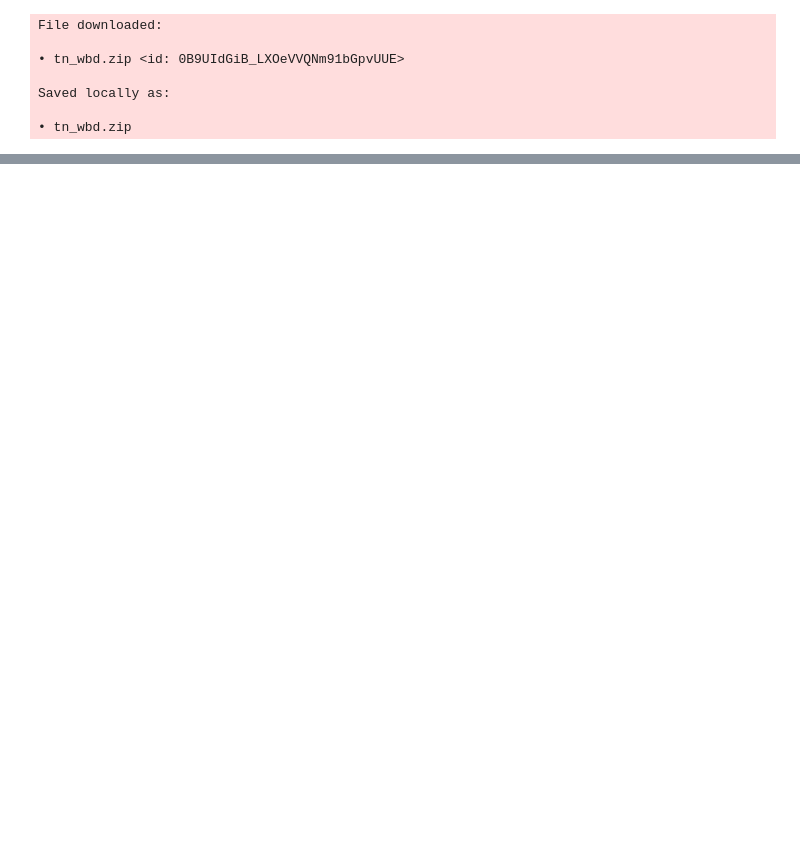
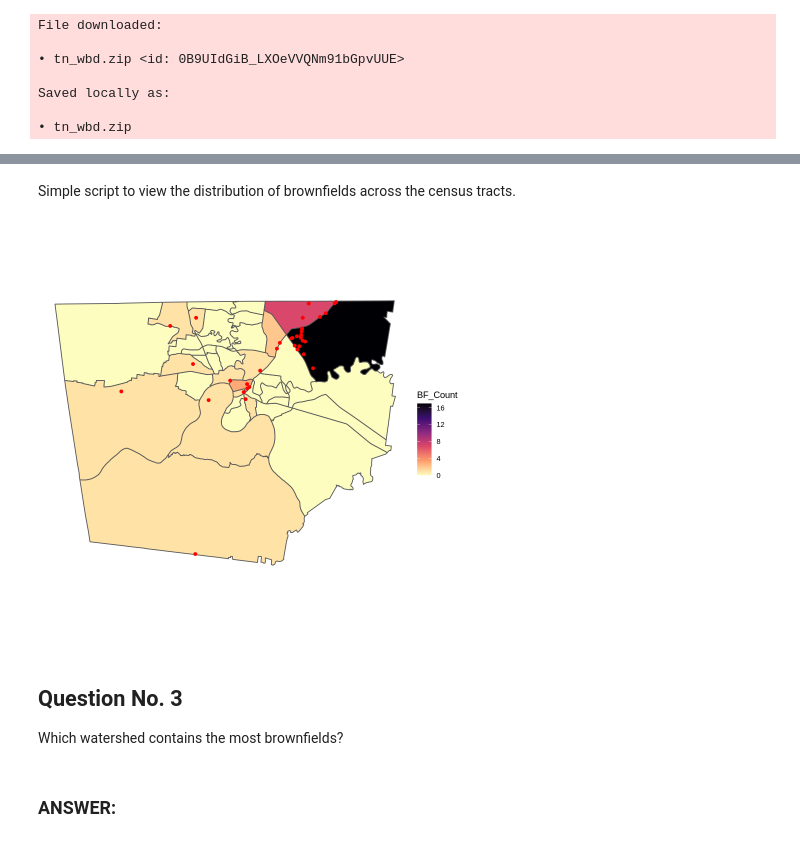
Before and after one commit to chrismgentry/GIS1-Exercise-5, a Jupyter notebook: GIS1_EX5.ipynb, the cells around one changed output, grey strips where cells are left out. Saved outputs shown, nothing was run; the diff lists cells and outputs as text; code cells hidden in the pictures; blank space fills up the shorter version.

```diff
--- a/GIS1_EX5.ipynb
+++ b/GIS1_EX5.ipynb
@@ -19,0 +242,3 @@ Saved locally as:
+# %%
+montco_brownfields <- crop(brownfields_data,census_tracts)
+montco_watersheds <- crop(watersheds_data,census_tracts)
@@ -19,0 +322,7 @@ Saved locally as:
+# %%
+census_tracts_spdf <- sf::as_Spatial(census_tracts)
+brownfields_per_tract <- over(montco_brownfields,census_tracts_spdf)
+census_tract_table <- as.data.frame(table(brownfields_per_tract$NAME))
+census_tract_table <- transform(census_tract_table, Var1 = as.character(Var1), Freq = as.numeric(Freq))
+colnames(census_tract_table) <- c("Name","BF_Count")
+census_tract_table
@@ -19,0 +349,4 @@ Saved locally as:
+# %%
+census_tract_dataset <- merge(x = census_tracts, y = census_tract_table, by.x = "NAME", by.y = "Name", all = TRUE)
+census_tract_dataset$BF_Count[is.na(census_tract_dataset$BF_Count)] <- 0
+str(census_tract_dataset)
@@ -19,0 +426,15 @@ Saved locally as:
+# %% [markdown]
+Simple script to view the distribution of brownfields across the census tracts.
+# %%
+ggplot() +
+geom_sf(data = census_tract_dataset, aes(fill = BF_Count)) + scale_fill_viridis_c(direction = -1, option = "A") +
+geom_point(data = brownfields_dataset, aes(x=long, y=lat), color = "red") +
+coord_sf() +
+theme_void()
+# %% [output]
+[figure, added]
+# %% [markdown]
+## **Question No. 3**
+Which watershed contains the most brownfields?
+# %% [markdown]
+### **ANSWER**:
```
Also changed, not shown: parts of 78 cells of this notebook.
